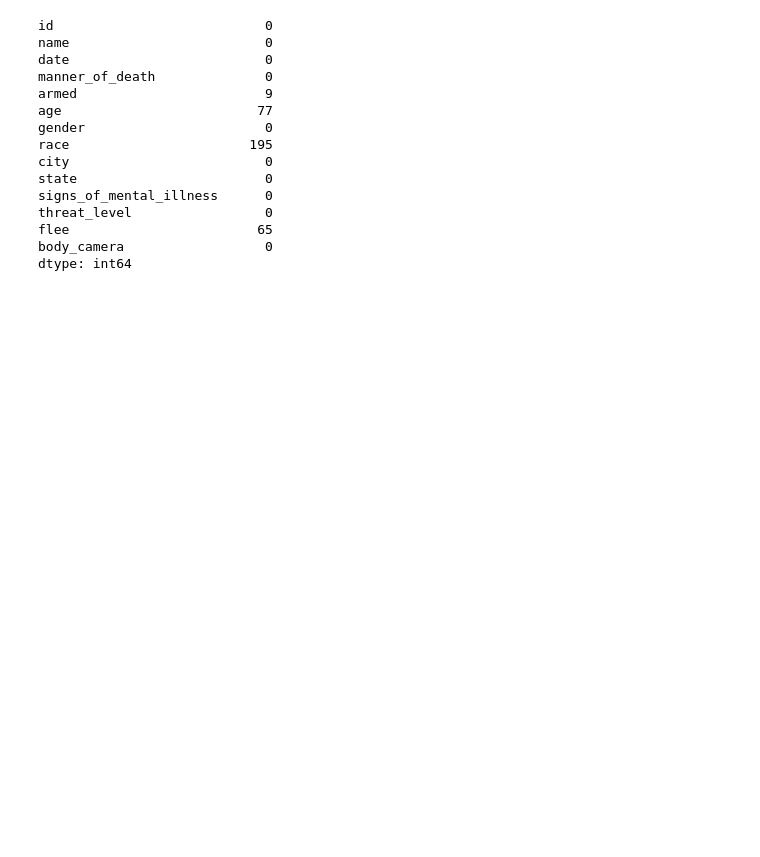
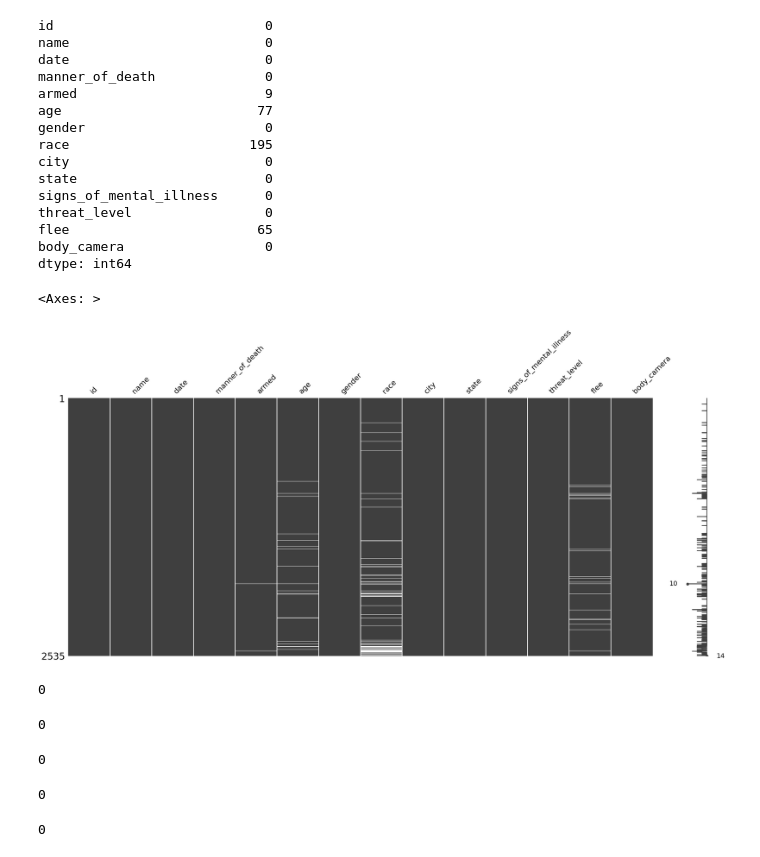
Before and after one commit to AbbyNyakara/Fatal_Force, a Jupyter notebook: Fatal_Force.ipynb, the cells around one changed output. Saved outputs shown, nothing was run; the diff lists cells and outputs as text; code cells hidden in the pictures; blank space fills up the shorter version.

```diff
--- a/Fatal_Force.ipynb
+++ b/Fatal_Force.ipynb
@@ -111,3 +171,28 @@ body_camera                  0
 dtype: int64
 # %%
 # Two datasets contain the missing values.
+msno.matrix(df_fatalities)
+# %% [output]
+<Axes: >
+[figure, added]
+# %%
+# Check for duplciates:
+high_school_df.duplicated().sum()
+# %% [output]
+0
+# %%
+poverty_levels_df.duplicated().sum()
+# %% [output]
+0
+# %%
+household_df.duplicated().sum()
+# %% [output]
+0
+# %%
+race_by_city_df.duplicated().sum()
+# %% [output]
+0
+# %%
+df_fatalities.duplicated().sum()
+# %% [output]
+0
```
Also changed, not shown: parts of 7 cells of this notebook.
